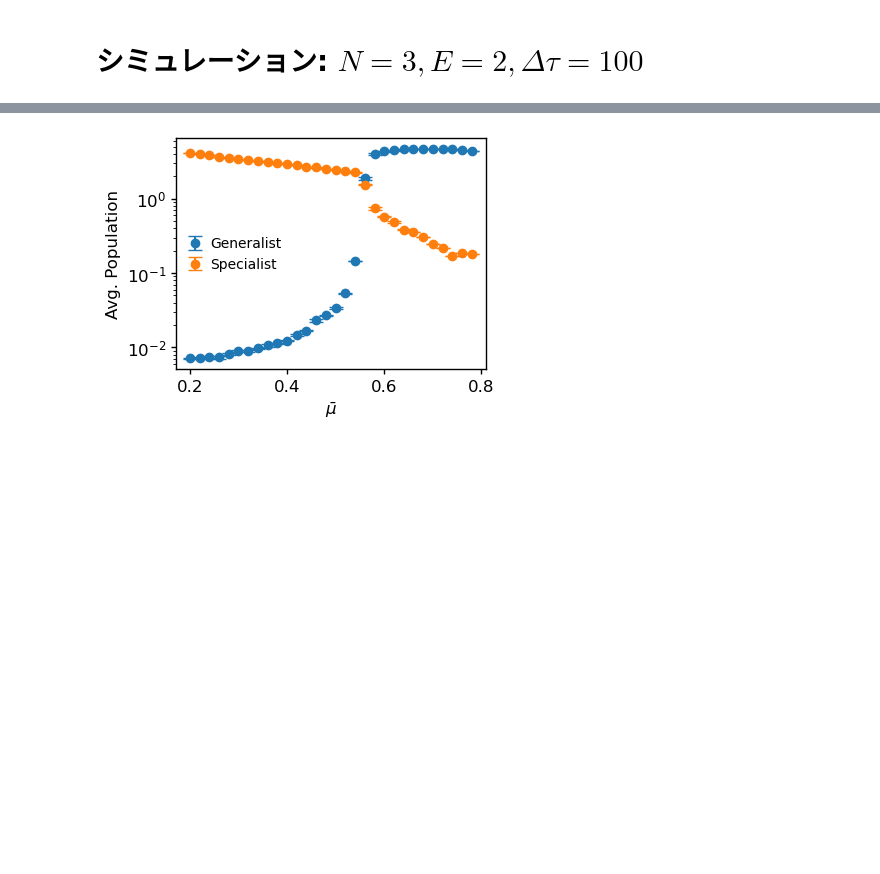
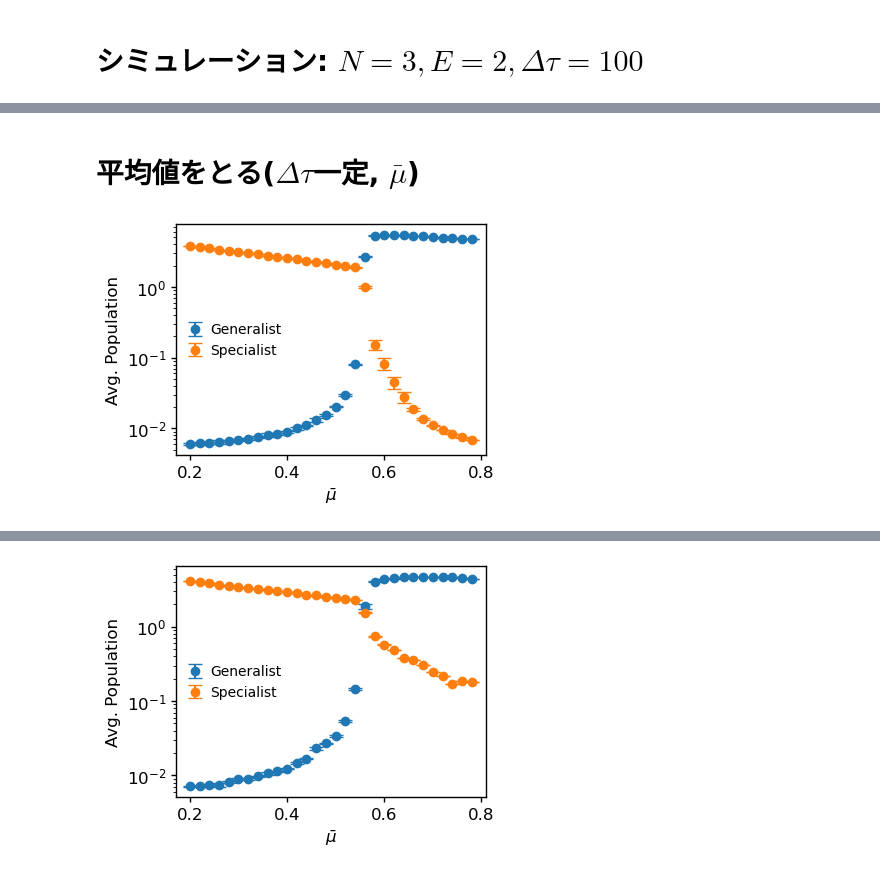
Before and after one commit to niimi-213/PopulationDynamicsGS, a Jupyter notebook: scripts/3SpeciesSimulation.ipynb, the cells around one changed output, grey strips where cells are left out. Drawn from its saved outputs; the diff is of its cells as text; code cells hidden in the pictures; blank space fills up the shorter version.

Commit message:
add simulation

```diff
--- a/scripts/3SpeciesSimulation.ipynb
+++ b/scripts/3SpeciesSimulation.ipynb
@@ -135 +132,74 @@ plt.show()
+# %% [markdown]
+# 平均値をとる($\Delta\tau$一定, $\bar{\mu}$)
+# %%
+random.seed(100)
+np.random.seed(100)
+
+env_change_num=500
+tauList = np.full(env_change_num,100)
+
+g = []
+gv = []
+s1 = []
+s2 = []
+s2v = []
+n=3
+E = 2
+A = np.zeros((n,n))
+a = 0.01
+b=1
+tau = 100
+p = 10**(-4)
+for i in range(n):
+    for j in range(n):
+        if i==j:
+            if i!=0 and i!=n-1:
+                A[i,j] = 1 - 2 * p
+            else:
+                A[i,j] = 1 - p
+        elif abs(i-j)==1 :
+                A[i,j] = p
+        else:
+            A[i,j] = 0
+ratio = []
+mu_mean_list = np.array([0.2+0.02*t for t in range(30)])
+
+for t in range(30):
+    sample_g = []
+    sample_s = []
+    for _ in range(10):
+        mu = np.zeros((n,E))
+        for i in range(n):
+            p = i-n//2
+            mu[i] = np.array([(2)**(p),(2)**(-p)])*mu_mean_list[t]
+
+        gamma = a*np.exp(b*mu)
+        X_0 = np.zeros(n)
+        for i in range(n):
+            X_0[i] = 1
+
+        N,_,N_mean,tau_course = Simulation(n, E, mu, gamma, A, X_0, 10, tauList, env_change_num,threshold=10**(-8))
+        nm = np.array(tau_course[-300:-1])@N_mean[-300:-1,:]/sum(tau_course[-300:-1])
+        rg = (mu[1][0]+mu[1][1])/(gamma[1][0]+gamma[1][1])
+        rs = (mu[0][0]+mu[0][1])/(gamma[0][0]+gamma[0][1])
+        sample_g.append(nm[1])
+        sample_s.append((nm[0]+nm[2])/2)
+    g.append(np.mean(sample_g))
+    gv.append(np.std(sample_g, ddof=1))
+    s2.append(np.mean(sample_s))
+    s2v.append(np.std(sample_s, ddof=1))
+    #ratio.append(rg/rs)
+#結果の描画
+
+plt.errorbar(mu_mean_list, g, yerr = gv, capsize=5, fmt='o',c = "tab:blue")
+plt.errorbar(mu_mean_list, s2, yerr = s2v, capsize=5,fmt='o',c = "tab:orange")
+
+
+plt.xlabel(r"$\bar{\mu}$")
+plt.yscale("log")
+plt.ylabel("Avg. Population")
+plt.legend(["Generalist","Specialist"],frameon=False,fontsize=10,loc = "center left",borderaxespad=0,handletextpad=0.1)
+plt.show()
+# %% [output]
+[figure, added]
 # %% [markdown]
```
Also changed, not shown: parts of 7 cells of this notebook.
